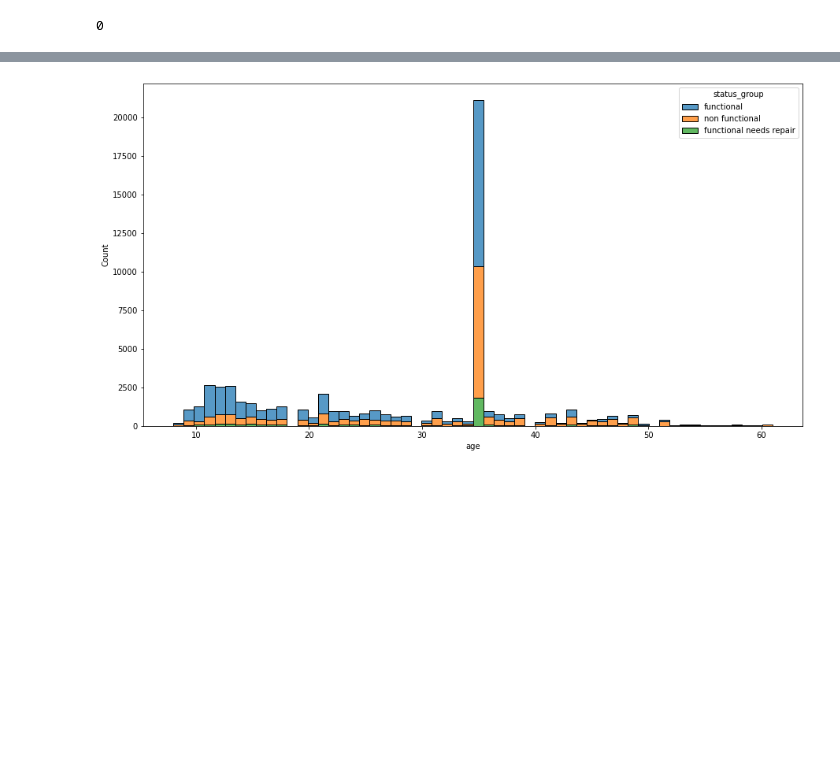
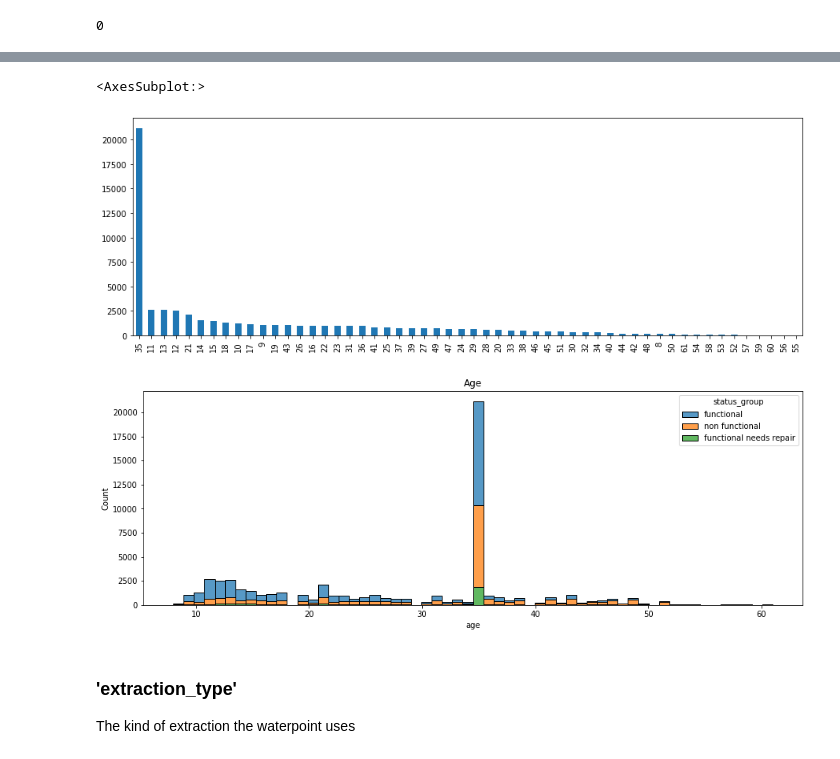
Before and after one commit to baotramduong/Portfolio_Project_Ternary_Classification_Tanzanian_Water_Crisis, a Jupyter notebook: Part I - EDA.ipynb, the cells around one changed output, grey strips where cells are left out. Saved outputs shown, nothing was run; the diff lists cells and outputs as text; code cells hidden in the pictures; blank space fills up the shorter version.

```diff
--- a/Part I - EDA.ipynb
+++ b/Part I - EDA.ipynb
@@ -232,0 +339,3 @@ Name: funder, Length: 1897, dtype: int64
+# %%
+#drop 'date_recoreded' because we don't need it anymore
+df.drop(columns = 'date_recorded', axis = 1, inplace = True)
@@ -420,0 +744,6 @@ Name: scheme_management, dtype: int64
+# %%
+#get value counts
+print(df['recorded_by'].value_counts())
+
+#this column is not useful, drop it
+df.drop(columns = 'recorded_by', axis = 1, inplace = True)
@@ -519,9 +908,17 @@ df['age'].value_counts()
 56       19
 55       17
 Name: age, dtype: int64
+# %%
+#plot
+df['age'].value_counts().plot.bar(figsize = (15, 5))
+# %% [output]
+<AxesSubplot:>
+[figure, added]
 # %%
-plt.figure(figsize = (15, 8))
+#plot
+plt.figure(figsize = (15, 5))
 sns.histplot(df, x = 'age', hue = 'status_group', multiple = 'stack')
-plt.savefig('./Data/age_countplot')
+plt.title('Age')
+plt.savefig('./Data/age_histplot')
 # %% [output]
-[figure, old version]
+[figure, new version]
@@ -527,0 +928,3 @@ plt.savefig('./Data/age_countplot')
+# %% [markdown]
+### **'extraction_type'**
+The kind of extraction the waterpoint uses
```
Also changed, not shown: parts of 147 cells of this notebook.
